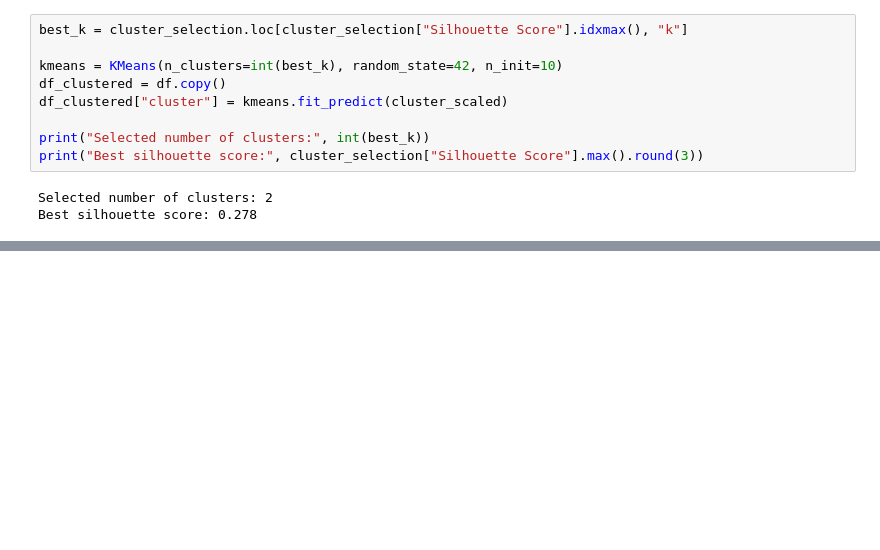
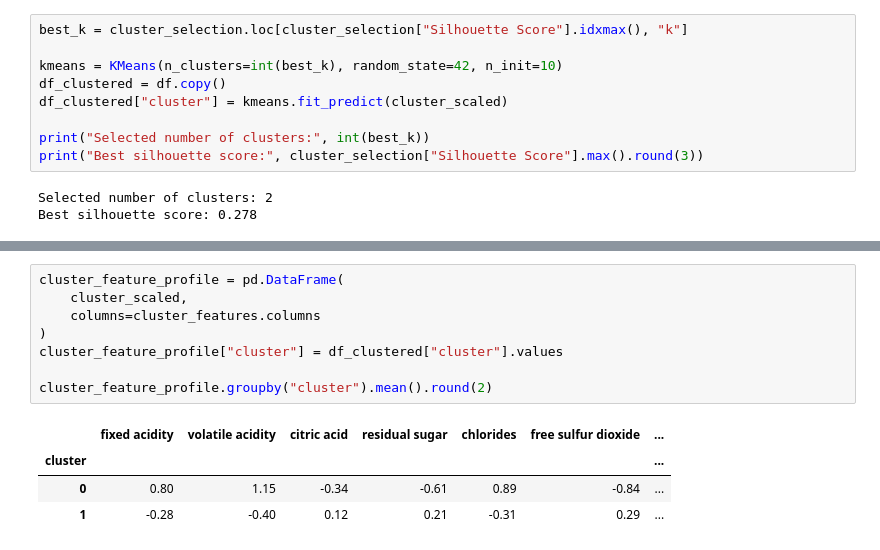
Before and after one commit to nathaliaacouto/ADES_Wine_Quality, a Jupyter notebook: [ADES]_Wine_Project.ipynb, the cells around one changed output, grey strips where cells are left out. Drawn from its saved outputs; the diff is of its cells as text; blank space fills up the shorter version.

Commit message:
Add cluster summaries

```diff
--- a/[ADES]_Wine_Project.ipynb
+++ b/[ADES]_Wine_Project.ipynb
@@ -899,0 +947,13 @@ Best silhouette score: 0.278
+# %%
+cluster_feature_profile = pd.DataFrame(
+    cluster_scaled,
+    columns=cluster_features.columns
+)
+cluster_feature_profile["cluster"] = df_clustered["cluster"].values
+
+cluster_feature_profile.groupby("cluster").mean().round(2)
+# %% [output]
+|  | fixed acidity | volatile acidity | citric acid | residual sugar | chlorides | free sulfur dioxide | ... |
+| cluster |  |  |  |  |  |  | ... |
+| 0 | 0.80 | 1.15 | -0.34 | -0.61 | 0.89 | -0.84 | ... |
+| 1 | -0.28 | -0.40 | 0.12 | 0.21 | -0.31 | 0.29 | ... |
```
Also changed, not shown: parts of 2 cells of this notebook.
